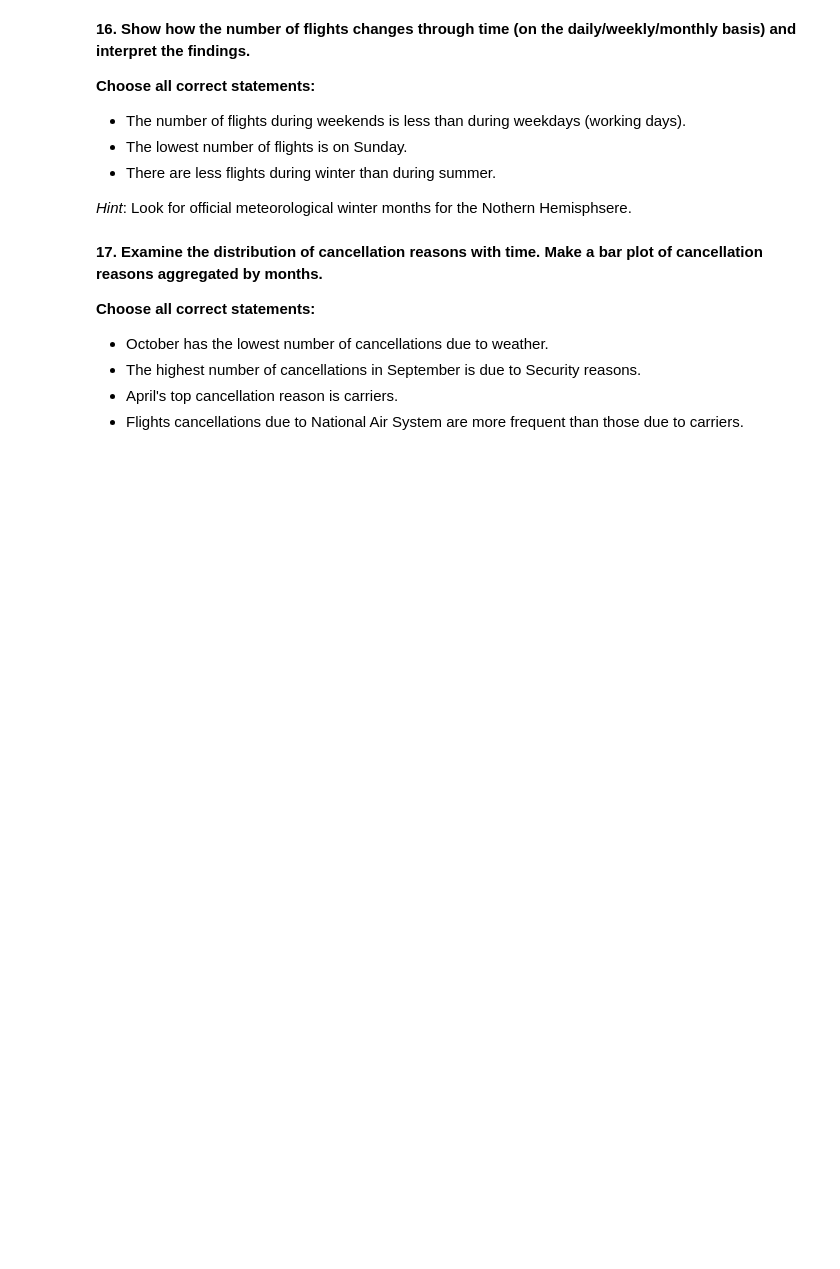
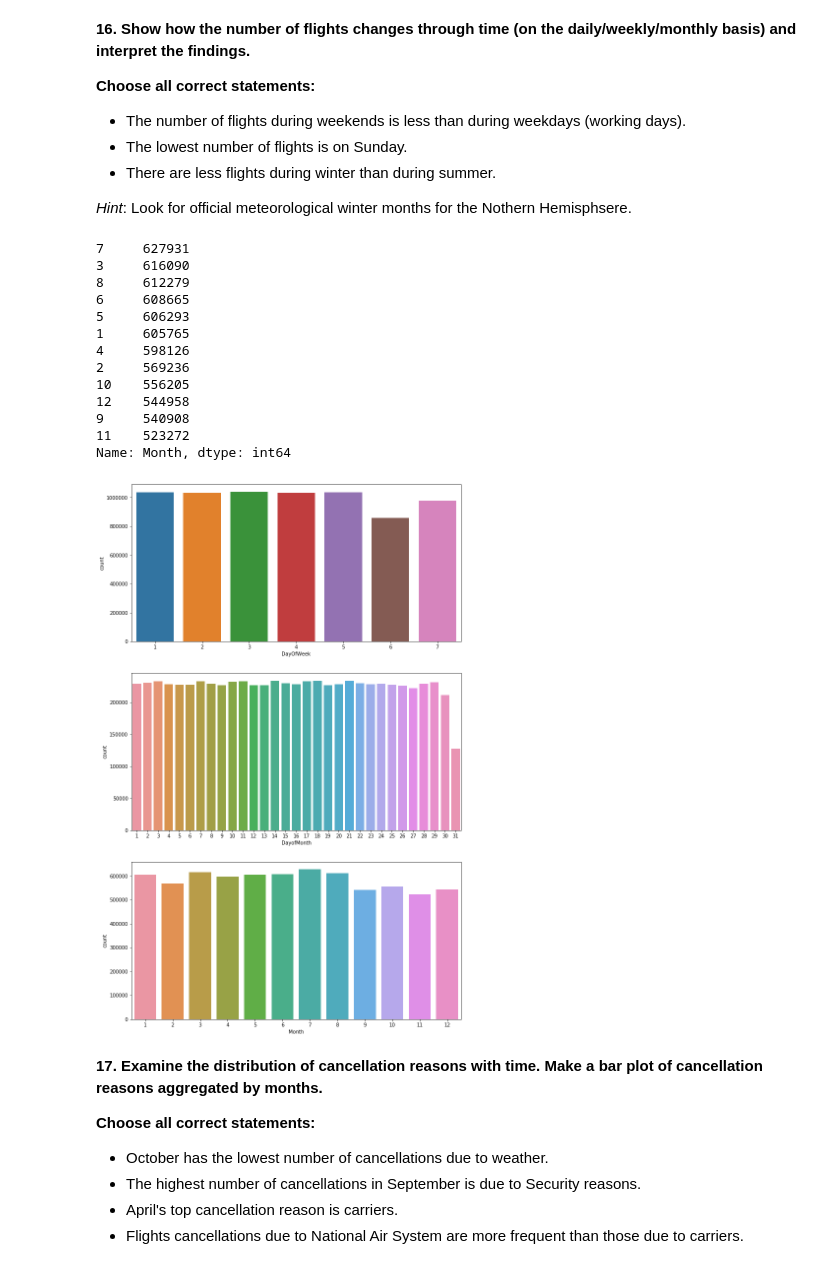
Before and after one commit to hiankun/mlcourse.ai, a Jupyter notebook: jupyter_english/assignments_spring2019/assignment1_USA_flights_EDA.ipynb, the cells around one changed output. Saved outputs shown, nothing was run; the diff lists cells and outputs as text; code cells hidden in the pictures; blank space fills up the shorter version.

```diff
--- a/jupyter_english/assignments_spring2019/assignment1_USA_flights_EDA.ipynb
+++ b/jupyter_english/assignments_spring2019/assignment1_USA_flights_EDA.ipynb
@@ -382,3 +596,24 @@ _Hint_: Look for official meteorological winter months for the Nothern Hemisphse
+# %%
+fig, axs = plt.subplots(nrows=3, figsize=(12,20))
+sns.countplot(flights_df['DayOfWeek'], ax=axs[0]);
+sns.countplot(flights_df['DayofMonth'], ax=axs[1]);
+sns.countplot(flights_df['Month'], ax=axs[2]);
+flights_df['Month'].value_counts()
+# %% [output]
+7     627931
+3     616090
+8     612279
+6     608665
+5     606293
+1     605765
+4     598126
+2     569236
+10    556205
+12    544958
+9     540908
+11    523272
+Name: Month, dtype: int64
+[figure, added]
 # %% [markdown]
 **17. Examine the distribution of cancellation reasons with time. Make a bar plot of cancellation reasons aggregated by months.**
 
```
Also changed, not shown: parts of 49 cells of this notebook.
